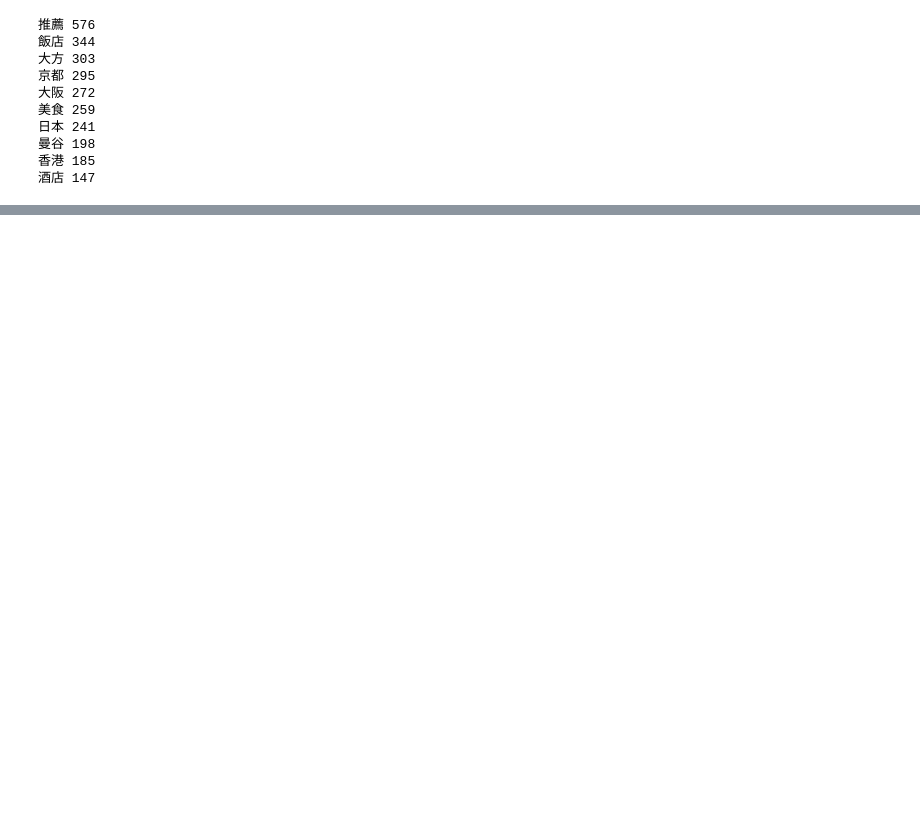
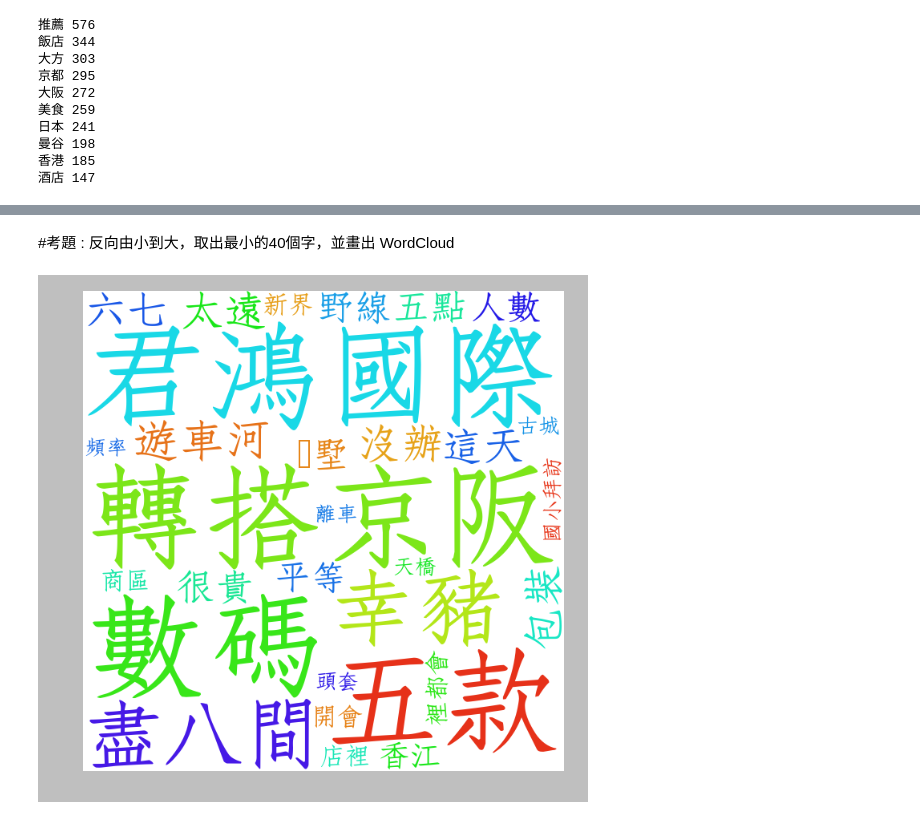
Before and after one commit to kenttw/spark_tutorial, a Jupyter notebook: 4.AnalysisArticle_Content.ipynb, the cells around one changed output, grey strips where cells are left out. Drawn from its saved outputs; the diff is of its cells as text; code cells hidden in the pictures; blank space fills up the shorter version.

```diff
--- a/4.AnalysisArticle_Content.ipynb
+++ b/4.AnalysisArticle_Content.ipynb
@@ -99,0 +102,23 @@ plt.show()
+# %% [markdown]
+#考題 : 反向由小到大，取出最小的40個字，並畫出 WordCloud
+# %%
+top_term2 = parsed.map(
+    lambda x: x[1]).flatMap(
+    lambda x : x).map(
+    lambda x: (x,1)).reduceByKey(
+    add).sortBy(
+    lambda x: x[1],ascending=??)
+# %%
+no_urls_no_tags  = " ".join(top_term2.map(lambda x : x[0]).take(??))
+wordcloud = WordCloud(
+                      font_path='./cwTeXQFangsong-Medium.ttf',
+                      background_color='white',
+                      width=600,
+                      height=600
+                     ).generate(no_urls_no_tags)
+
+plt.imshow(wordcloud)
+plt.axis('off')
+plt.show()
+# %% [output]
+[figure, added]
```
Also changed, not shown: parts of 6 cells of this notebook.
